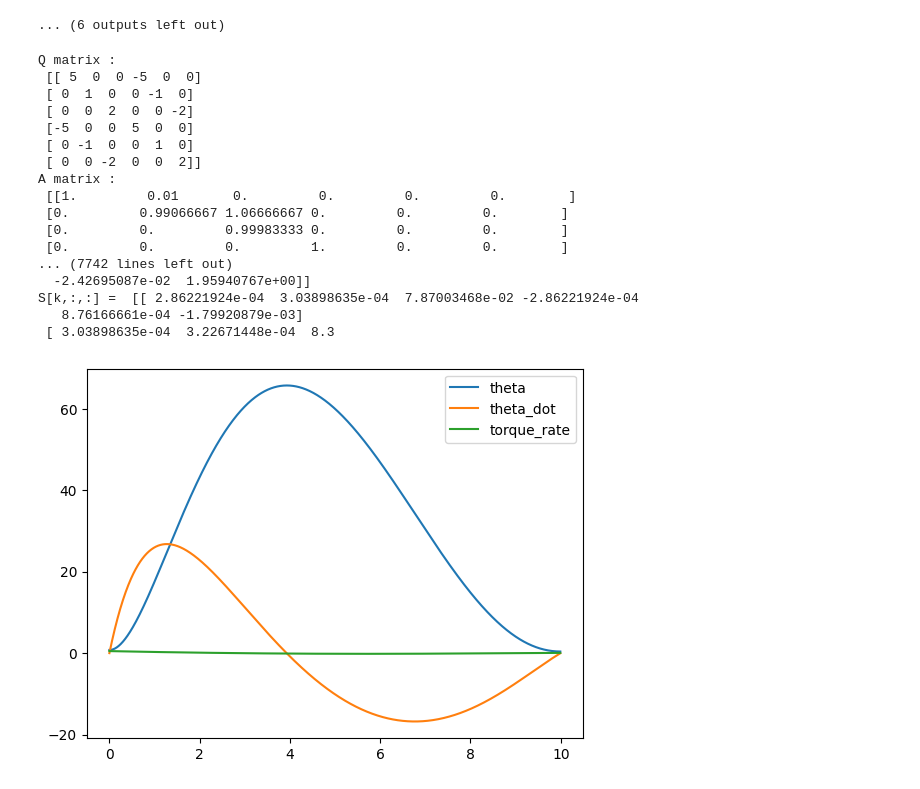
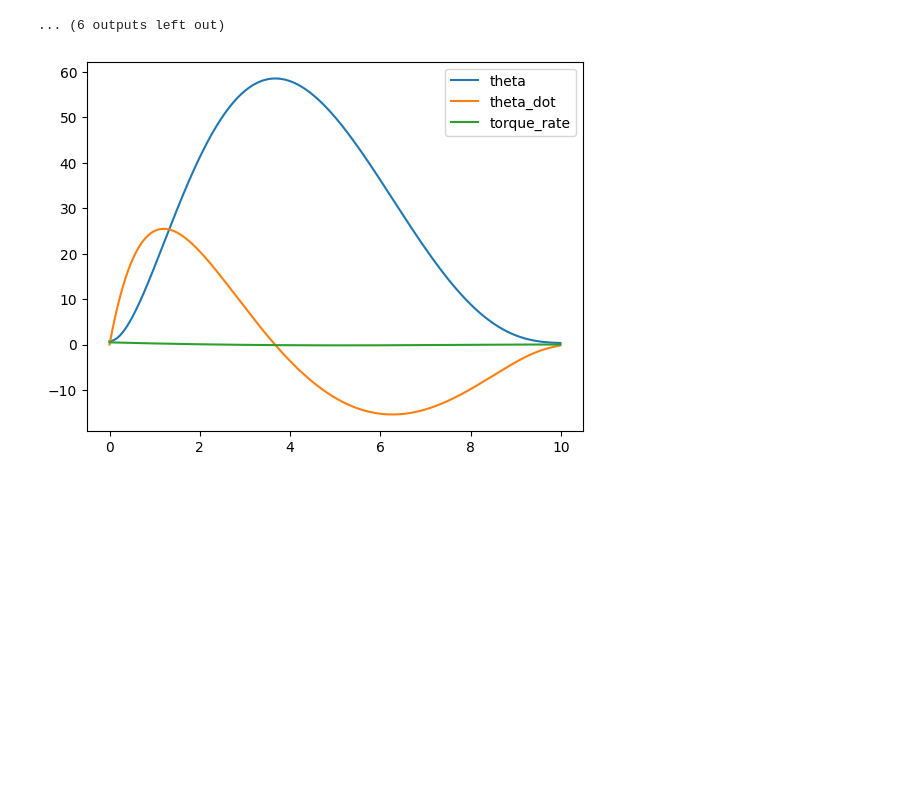
Before and after one commit to AcaAac/Neuroscience-EPL, a Jupyter notebook: Project_1_Stochastic_Optimal_Control_V2.ipynb, the cells around one changed output. Drawn from its saved outputs; the diff is of its cells as text; code cells hidden in the pictures; blank space fills up the shorter version.

```diff
--- a/Project_1_Stochastic_Optimal_Control_V2.ipynb
+++ b/Project_1_Stochastic_Optimal_Control_V2.ipynb
@@ -10,3 +42,9 @@ from sklearn.linear_model import LinearRegression
+# %%
+def forward_optimal_control(N, A, B, R, L, x, shape):
+    w = np.random.normal(0, R, (shape,1))
+    for i in range(0, N - 1):
+        x[i + 1,:,:] = (A - B @ L[i,:,:]) @ x[i,:,:] + w
+    return x
 # %%
 # Known data
 G = 0.14 # Nms
@@ -193,83 +231,39 @@ BC:  33.00000000000001
 import time
 import numpy as np
 
 # One Joint Recursion Coding
 theta = np.pi / 4
 vel = r/t
 theta_dot = 0
 T = 0.5
 
-
 dt = 0.01
 
 Qk = np.zeros((6,6))
 R = 0.0001
 # weight matrix for one joint
-Q = np.array([5,0,0,-5,0,0,0,1,0,0,-1,0,0,0,2,0,0,-2,-5,0,0,5,0,0,0,-1,0,0,1,0,0,0,-2,0,0,2]).reshape((6,6))
-print("Q matrix : ","\n",Q)
-# since the target is static
+weights = [5, 1, 2]
+Q = cost_matrix(weights, 6)
+# Q = np.array([5,0,0,-5,0,0,0,1,0,0,-1,0,0,0,2,0,0,-2,-5,0,0,5,0,0,0,-1,0,0,1,0,0,0,-2,0,0,2]).reshape((6,6))
+
 A = np.array([1,dt,0,0,0,0,0,1 - (dt * G/I),1 + dt/I,0,0,0,0,0,1 - dt/tau,0,0,0,
               0,0,0,1,0,0,0,0,0,0,1,0,0,0,0,0,0,1]).reshape((6,6))
 B = np.array([0,0,(dt/tau),0,0,0]).reshape(6,1)
-print("A matrix : ","\n",A)
-# amount of matrices = amount of time steps
+
 N = 1000
-S = np.zeros((N,6,6))
-S[N-1,:,:] = Q
-L = np.zeros((N,1,6))  # Changed L to a 2D array
-print("FLAG")
-# backward pass
-for k in range(N-1,0, -1):
-    # print("K = ", k)
-    print("S[k,:,:] = ", S[k,:,:])
-    temp_1 = np.linalg.inv(R + B.T @ S[k,:,:] @ B)
-    temp_2 = B.T @ S[k,:,:] @ A
-    L[k - 1,:,:] = temp_1 @ temp_2
-    S[k - 1,:,:] = Qk + (A.T @ S[k,:,:] @ A) - (A.T @ S[k,:,:] @ B) * L[k - 1,:,:]
 
-# forward pass
-# are the "A" and "B" matrices correctly built?
-approx_theta = np.pi / 2
+(L, S) = backwards_optimal_control(N, A, B, Q, Qk, R, 6)
+
 x = np.zeros((N,6,1))
 x[0,:,:] = np.array([theta,theta_dot, T, np.pi/8, 0, 0.5]).reshape((6,1))
-timesteps = N
-# noise variable
-# time seed
-np.random.seed(5)
-w = np.random.normal(0, 1, (6,1))
 
-theta_values = []
-theta_dot_values = []
-torque_rate_values = []
-time_values = []
-
-for i in range(0, timesteps - 1):
-    x[i + 1,:,:] = (A - B @ L[i,:,:]) @ x[i,:,:]
-    print("x[i+1] = ", x[i+1,:,:])
-
+x = forward_optimal_control(N, A, B, R, L, x, 6)
 
 x_axis = np.arange(0, 10, dt)
 plt.plot(x_axis, x[:,0,0], label = "theta")
 plt.plot(x_axis, x[:,1,0], label = "theta_dot")
 plt.plot(x_axis, x[:,2,0], label = "torque_rate")
 plt.legend()
 plt.show()
 # %% [output]
-Q matrix :
- [[ 5  0  0 -5  0  0]
- [ 0  1  0  0 -1  0]
- [ 0  0  2  0  0 -2]
- [-5  0  0  5  0  0]
- [ 0 -1  0  0  1  0]
- [ 0  0 -2  0  0  2]]
-A matrix :
- [[1.         0.01       0.         0.         0.         0.        ]
- [0.         0.99066667 1.06666667 0.         0.         0.        ]
- [0.         0.         0.99983333 0.         0.         0.        ]
- [0.         0.         0.         1.         0.         0.        ]
-... (7742 lines left out)
-  -2.42695087e-02  1.95940767e+00]]
-S[k,:,:] =  [[ 2.86221924e-04  3.03898635e-04  7.87003468e-02 -2.86221924e-04
-   8.76166661e-04 -1.79920879e-03]
- [ 3.03898635e-04  3.22671448e-04  8.3
-[figure, old version]
+[figure, new version]
```
Also changed, not shown: parts of 4 cells of this notebook.
